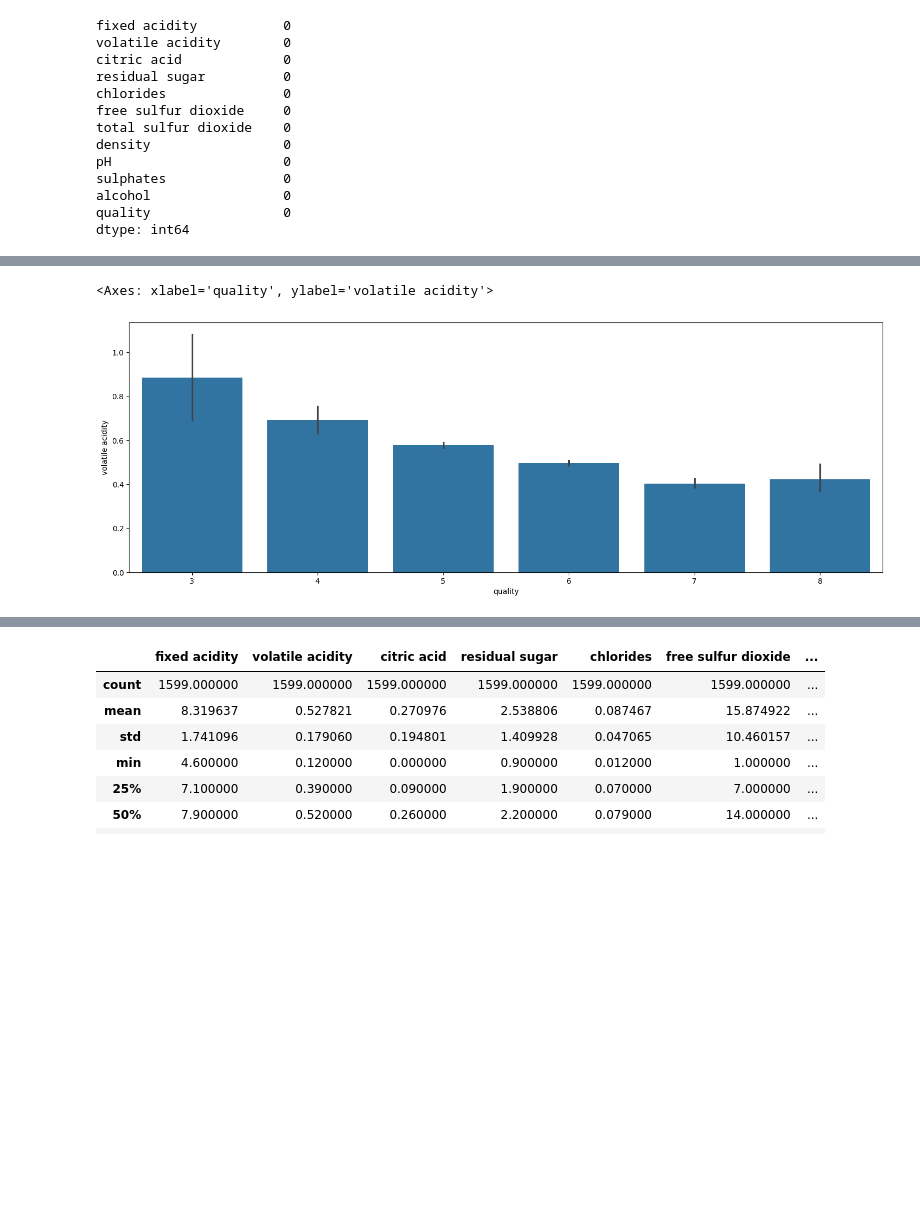
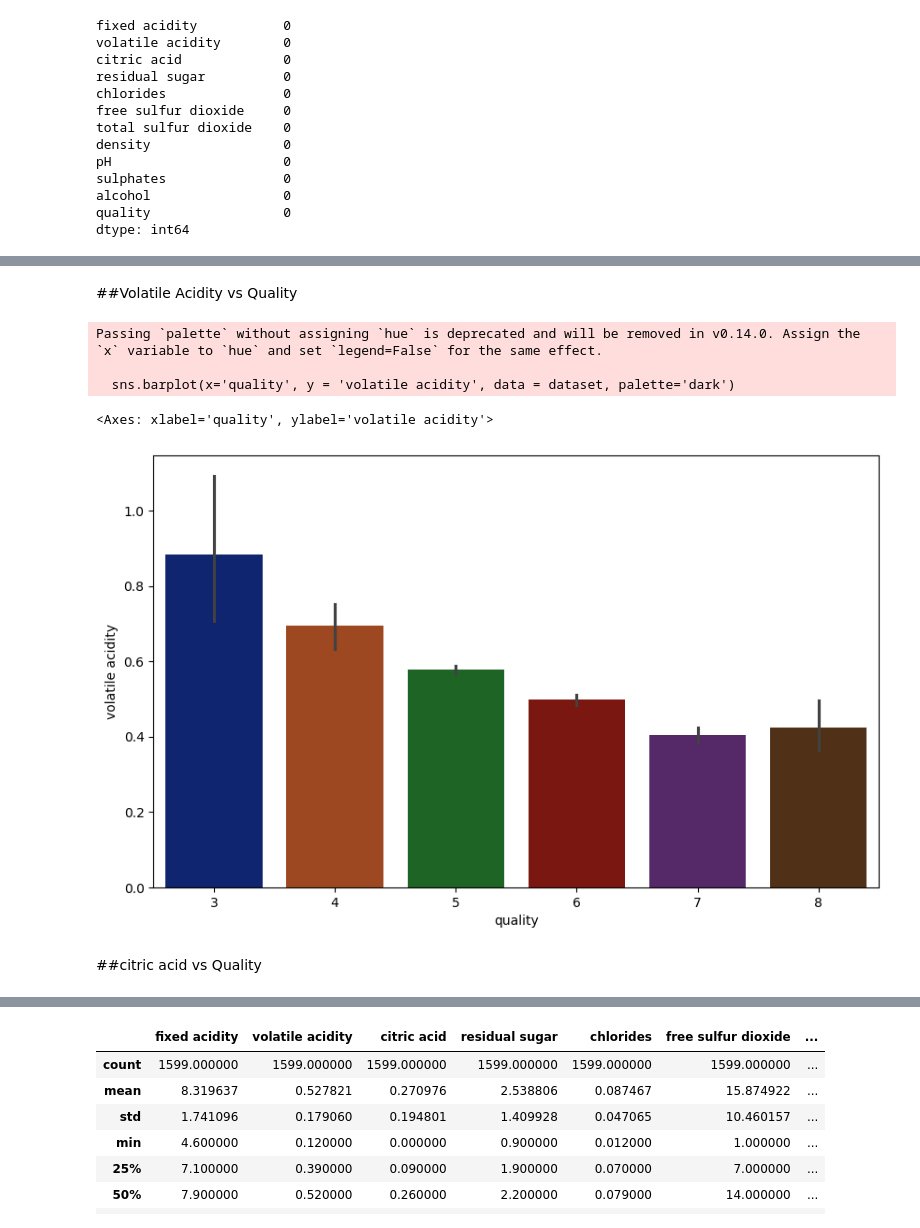
Before and after one commit to ChamikaRohan/Machine-Learning-based-Red-Wine-Quality-Prediction, a Jupyter notebook: Red_Wine_Quality_Prediction_Model.ipynb, the cells around one changed output, grey strips where cells are left out. Saved outputs shown, nothing was run; the diff lists cells and outputs as text; code cells hidden in the pictures; blank space fills up the shorter version.

Commit message:
Updated with graphs

```diff
--- a/Red_Wine_Quality_Prediction_Model.ipynb
+++ b/Red_Wine_Quality_Prediction_Model.ipynb
@@ -58,9 +97,16 @@ sns.catplot(x='quality', data = dataset, kind = 'count')
+# %% [markdown]
+##Volatile Acidity vs Quality
 # %%
 # volatile acidity vs Quality
-plot = plt.figure(figsize=(18,6))
-sns.barplot(x='quality', y = 'volatile acidity', data = dataset)
+plt.figure(figsize=(10,6))
+sns.barplot(x='quality', y = 'volatile acidity', data = dataset, palette='dark')
 # %% [output]
-<Axes: xlabel='quality', ylabel='volatile acidity'>
+Passing `palette` without assigning `hue` is deprecated and will be removed in v0.14.0. Assign the `x` variable to `hue` and set `legend=False` for the same effect.
+
+  sns.barplot(x='quality', y = 'volatile acidity', data = dataset, palette='dark')
+<Axes: xlabel='quality', ylabel='volatile acidity'>
-[figure, old version]
+[figure, new version]
+# %% [markdown]
+##citric acid vs Quality
 # %%
 # citric acid vs Quality
```
Also changed, not shown: parts of 33 cells of this notebook.
